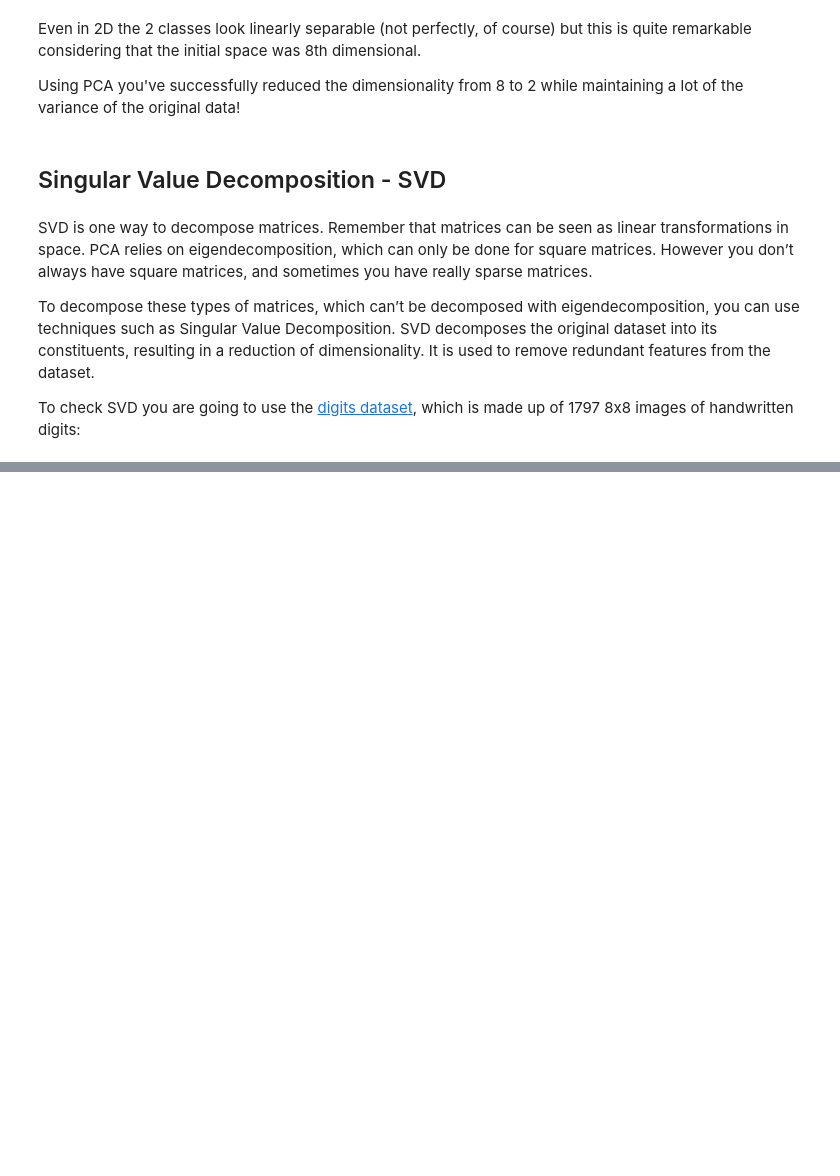
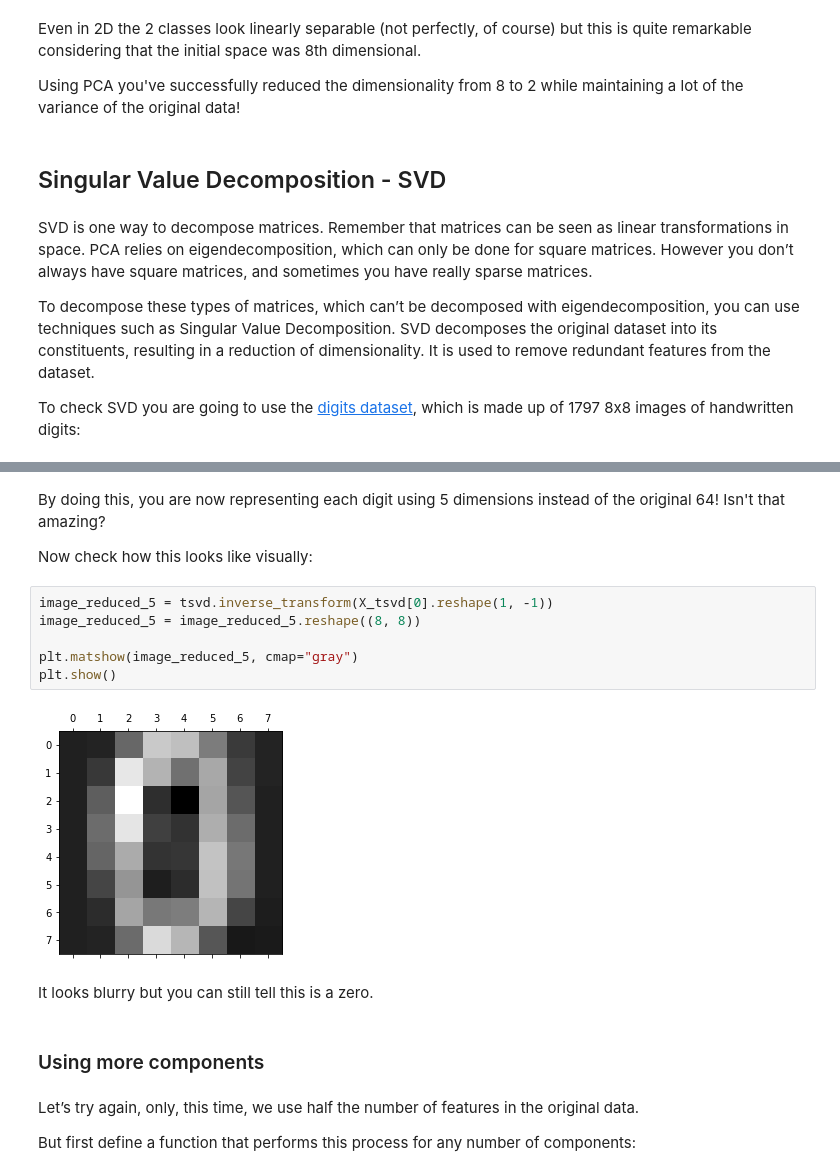
Before and after one commit to rahiakela/mlops-research-and-practice, a Jupyter notebook: MLOps-Specialization/course-3-machine-learning-modeling-pipelines-in-production/week-2-model-resource-management-techniques/02_algorithmic_dimensionality_reduction.ipynb, the cells around one changed output, grey strips where cells are left out. Drawn from its saved outputs; the diff is of its cells as text; blank space fills up the shorter version.

```diff
--- a/MLOps-Specialization/course-3-machine-learning-modeling-pipelines-in-production/week-2-model-resource-management-techniques/02_algorithmic_dimensionality_reduction.ipynb
+++ b/MLOps-Specialization/course-3-machine-learning-modeling-pipelines-in-production/week-2-model-resource-management-techniques/02_algorithmic_dimensionality_reduction.ipynb
@@ -210,0 +295,20 @@ To check SVD you are going to use the [digits dataset](https://scikit-learn.org/
+# %% [markdown]
+By doing this, you are now representing each digit using 5 dimensions instead of the original 64! Isn't that amazing?
+
+Now check how this looks like visually:
+# %%
+image_reduced_5 = tsvd.inverse_transform(X_tsvd[0].reshape(1, -1))
+image_reduced_5 = image_reduced_5.reshape((8, 8))
+
+plt.matshow(image_reduced_5, cmap="gray")
+plt.show()
+# %% [output]
+[figure, added]
+# %% [markdown]
+It looks blurry but you can still tell this is a zero.
+# %% [markdown]
+### Using more components
+# %% [markdown]
+Let’s try again, only, this time, we use half the number of features in the original data.
+
+But first define a function that performs this process for any number of components:
```
Also changed, not shown: parts of 21 cells of this notebook.
